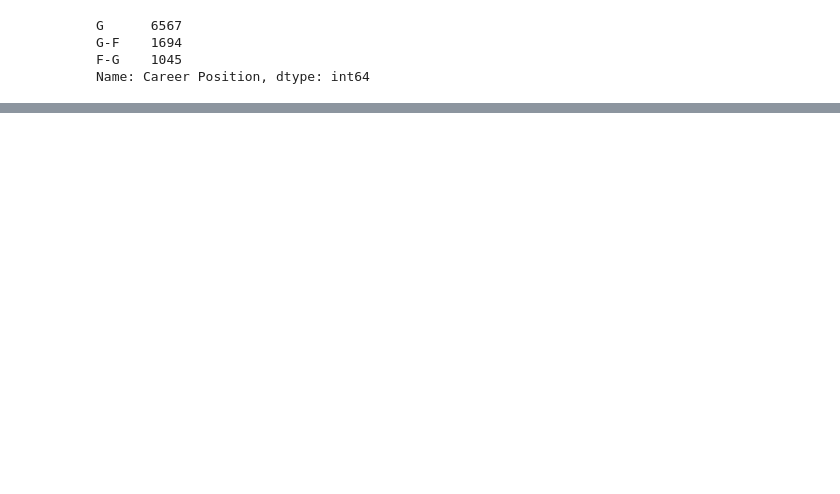
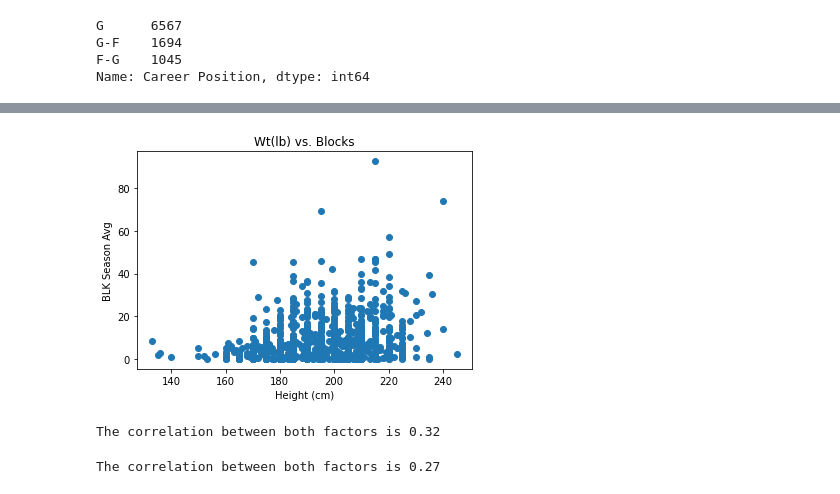
Before and after one commit to InnaG33/Project_NBA, a Jupyter notebook: NBA_DataFrames_Jordon.ipynb, the cells around one changed output, grey strips where cells are left out. Saved outputs shown, nothing was run; the diff lists cells and outputs as text; code cells hidden in the pictures; blank space fills up the shorter version.

```diff
--- a/NBA_DataFrames_Jordon.ipynb
+++ b/NBA_DataFrames_Jordon.ipynb
@@ -334,0 +325,8 @@ plt.show()
+# %%
+plt.scatter(gg['Wt:lbs'],gg['BLK'])
+plt.title("Wt(lb) vs. Blocks")
+plt.xlabel('Height (cm)')
+plt.ylabel('BLK Season Avg')
+plt.show()
+# %% [output]
+[figure, added]
@@ -334,0 +335,12 @@ plt.show()
+# %%
+#calculating correlation between height and PTS
+correlation = round(st.pearsonr(gg['Ht:cm'],gg['BLK'])[0],2)
+print(f"The correlation between both factors is {correlation}")
+# %% [output]
+The correlation between both factors is 0.32
+# %%
+#calculating correlation between weight and PTS
+correlation = round(st.pearsonr(gg['Wt:lbs'],gg['BLK'])[0],2)
+print(f"The correlation between both factors is {correlation}")
+# %% [output]
+The correlation between both factors is 0.27
```
Also changed, not shown: parts of 31 cells of this notebook.
